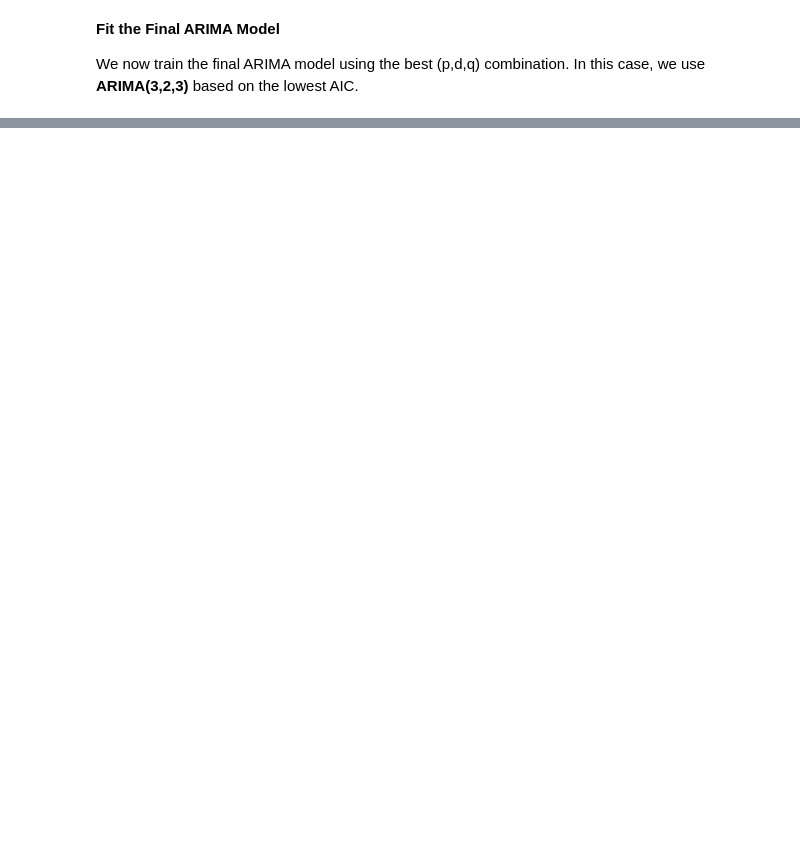
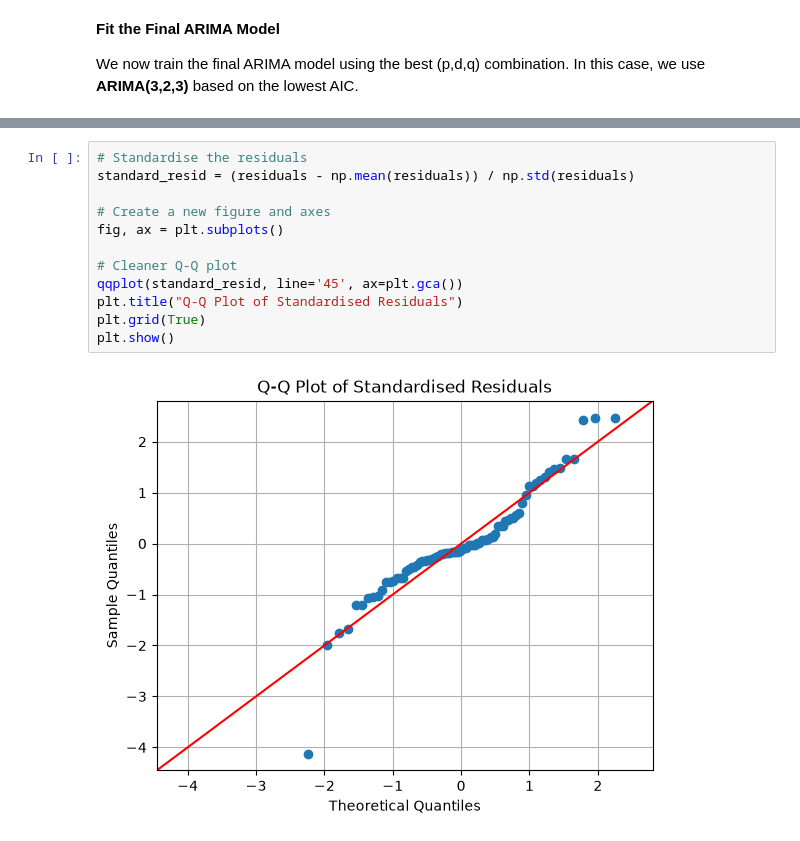
Before and after one commit to michaelhudson2205/INFO3022_Practicals, a Jupyter notebook: P4_3_ARMA_ARIMA.ipynb, the cells around one changed output, grey strips where cells are left out. Drawn from its saved outputs; the diff is of its cells as text; blank space fills up the shorter version.

```diff
--- a/P4_3_ARMA_ARIMA.ipynb
+++ b/P4_3_ARMA_ARIMA.ipynb
@@ -672,0 +720,14 @@ We now train the final ARIMA model using the best (p,d,q) combination. In this c
+# %%
+# Standardise the residuals
+standard_resid = (residuals - np.mean(residuals)) / np.std(residuals)
+
+# Create a new figure and axes
+fig, ax = plt.subplots()
+
+# Cleaner Q-Q plot
+qqplot(standard_resid, line='45', ax=plt.gca())
+plt.title("Q-Q Plot of Standardised Residuals")
+plt.grid(True)
+plt.show()
+# %% [output]
+[figure, added]
```
Also changed, not shown: parts of 19 cells of this notebook.
